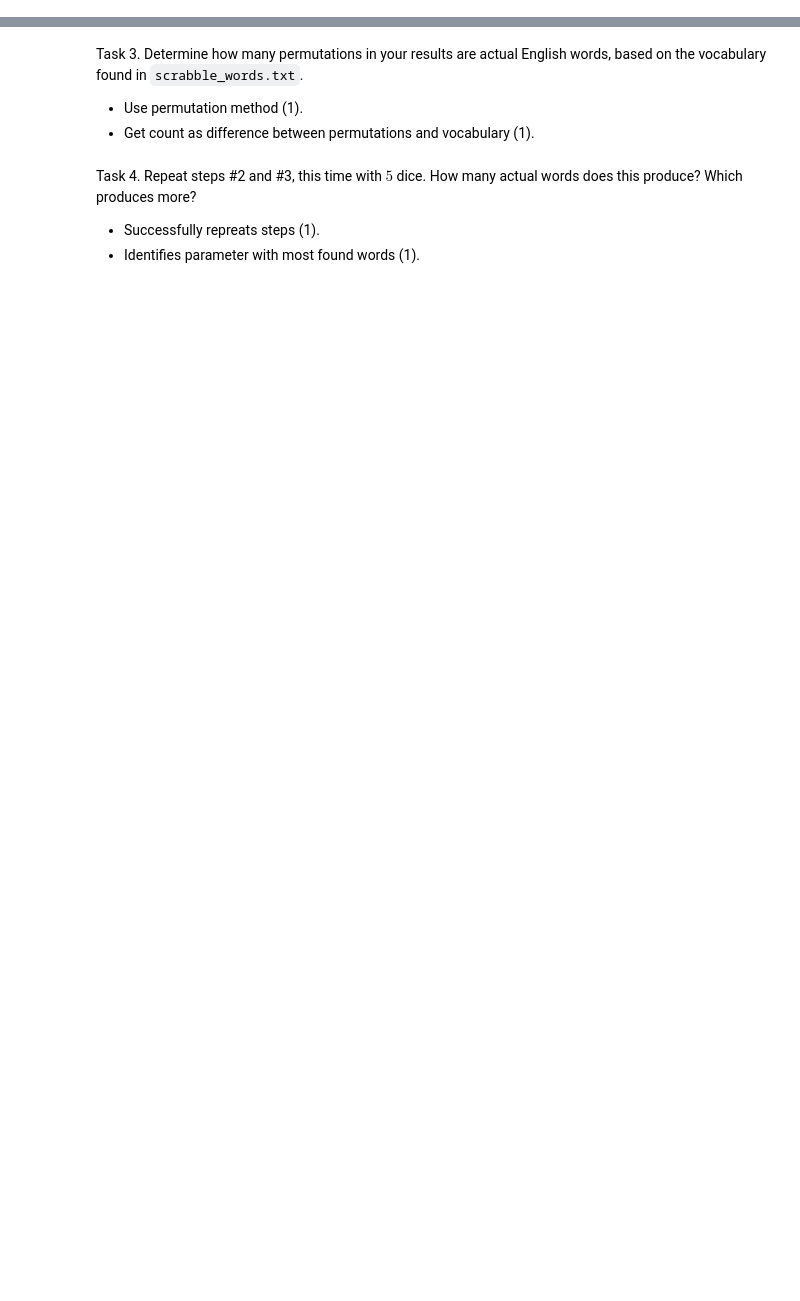
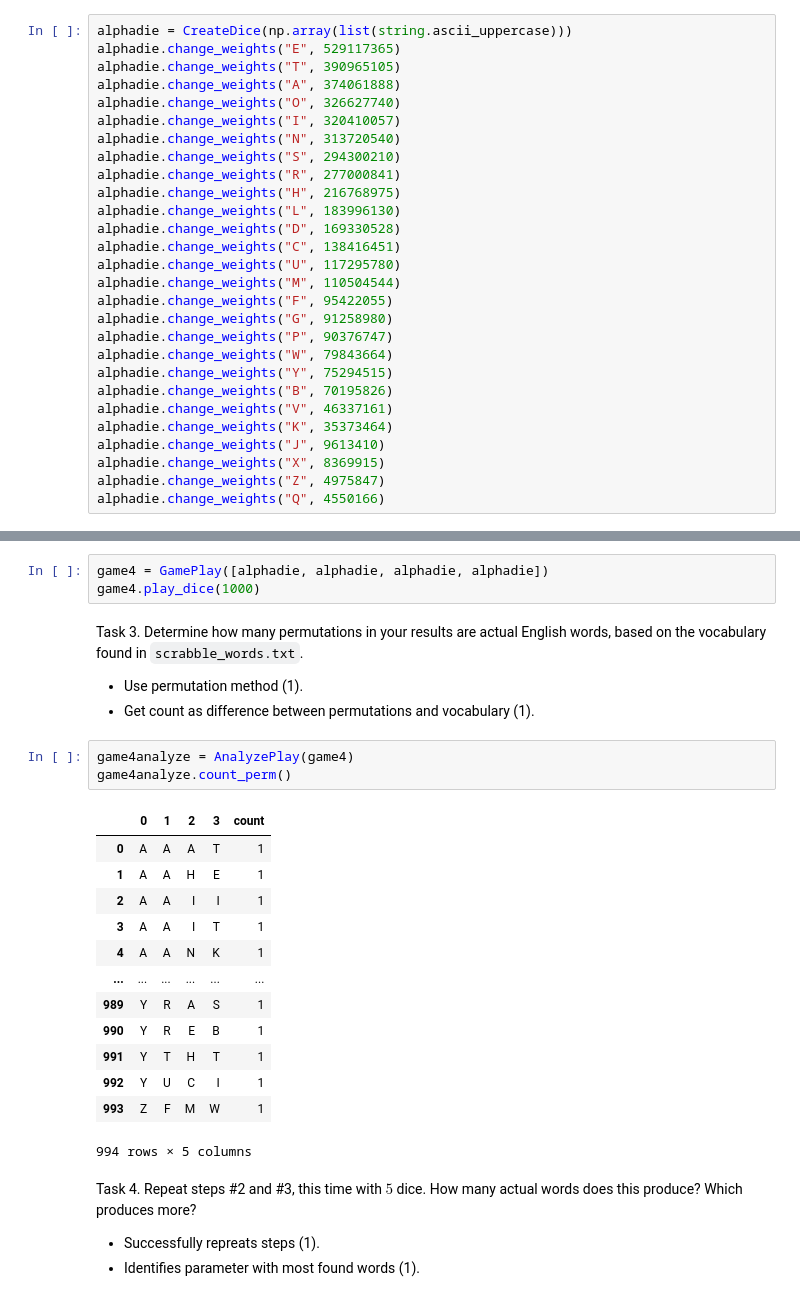
Before and after one commit to christopherpandalee/DS5100FP, a Jupyter notebook: final project/DS51200_FinalProjectTemplate.ipynb, the cells around one changed output, grey strips where cells are left out. Saved outputs shown, nothing was run; the diff lists cells and outputs as text; blank space fills up the shorter version.

```diff
--- a/final project/DS51200_FinalProjectTemplate.ipynb
+++ b/final project/DS51200_FinalProjectTemplate.ipynb
@@ -167,12 +228,60 @@ Task 1. Create a "die" of letters from $A$ to $Z$ with weights based on their fr
+# %%
+alphadie = CreateDice(np.array(list(string.ascii_uppercase)))
+alphadie.change_weights("E", 529117365)
+alphadie.change_weights("T", 390965105)
+alphadie.change_weights("A", 374061888)
+alphadie.change_weights("O", 326627740)
+alphadie.change_weights("I", 320410057)
+alphadie.change_weights("N", 313720540)
+alphadie.change_weights("S", 294300210)
+alphadie.change_weights("R", 277000841)
+alphadie.change_weights("H", 216768975)
+alphadie.change_weights("L", 183996130)
+alphadie.change_weights("D", 169330528)
+alphadie.change_weights("C", 138416451)
+alphadie.change_weights("U", 117295780)
+alphadie.change_weights("M", 110504544)
+alphadie.change_weights("F", 95422055)
+alphadie.change_weights("G", 91258980)
+alphadie.change_weights("P", 90376747)
+alphadie.change_weights("W", 79843664)
+alphadie.change_weights("Y", 75294515)
+alphadie.change_weights("B", 70195826)
+alphadie.change_weights("V", 46337161)
+alphadie.change_weights("K", 35373464)
+alphadie.change_weights("J", 9613410)
+alphadie.change_weights("X", 8369915)
+alphadie.change_weights("Z", 4975847)
+alphadie.change_weights("Q", 4550166)
 # %% [markdown]
 Task 2. Play a game involving $4$ of these dice with $1000$ rolls.
 
 - Game play method properly called (1).
+# %%
+game4 = GamePlay([alphadie, alphadie, alphadie, alphadie])
+game4.play_dice(1000)
 # %% [markdown]
 Task 3. Determine how many permutations in your results are actual English words, based on the vocabulary found in `scrabble_words.txt`.
 
 - Use permutation method (1).
 - Get count as difference between permutations and vocabulary (1).
+# %%
+game4analyze = AnalyzePlay(game4)
+game4analyze.count_perm()
+# %% [output]
+|  | 0 | 1 | 2 | 3 | count |
+| 0 | A | A | A | T | 1 |
+| 1 | A | A | H | E | 1 |
+| 2 | A | A | I | I | 1 |
+| 3 | A | A | I | T | 1 |
+| 4 | A | A | N | K | 1 |
+| ... | ... | ... | ... | ... | ... |
+| 989 | Y | R | A | S | 1 |
+| 990 | Y | R | E | B | 1 |
+| 991 | Y | T | H | T | 1 |
+| 992 | Y | U | C | I | 1 |
+| 993 | Z | F | M | W | 1 |
+994 rows × 5 columns
 # %% [markdown]
 Task 4. Repeat steps #2 and #3, this time with $5$ dice. How many actual words does this produce? Which produces more?
 
```
Also changed, not shown: parts of 16 cells of this notebook, 5 other files.
